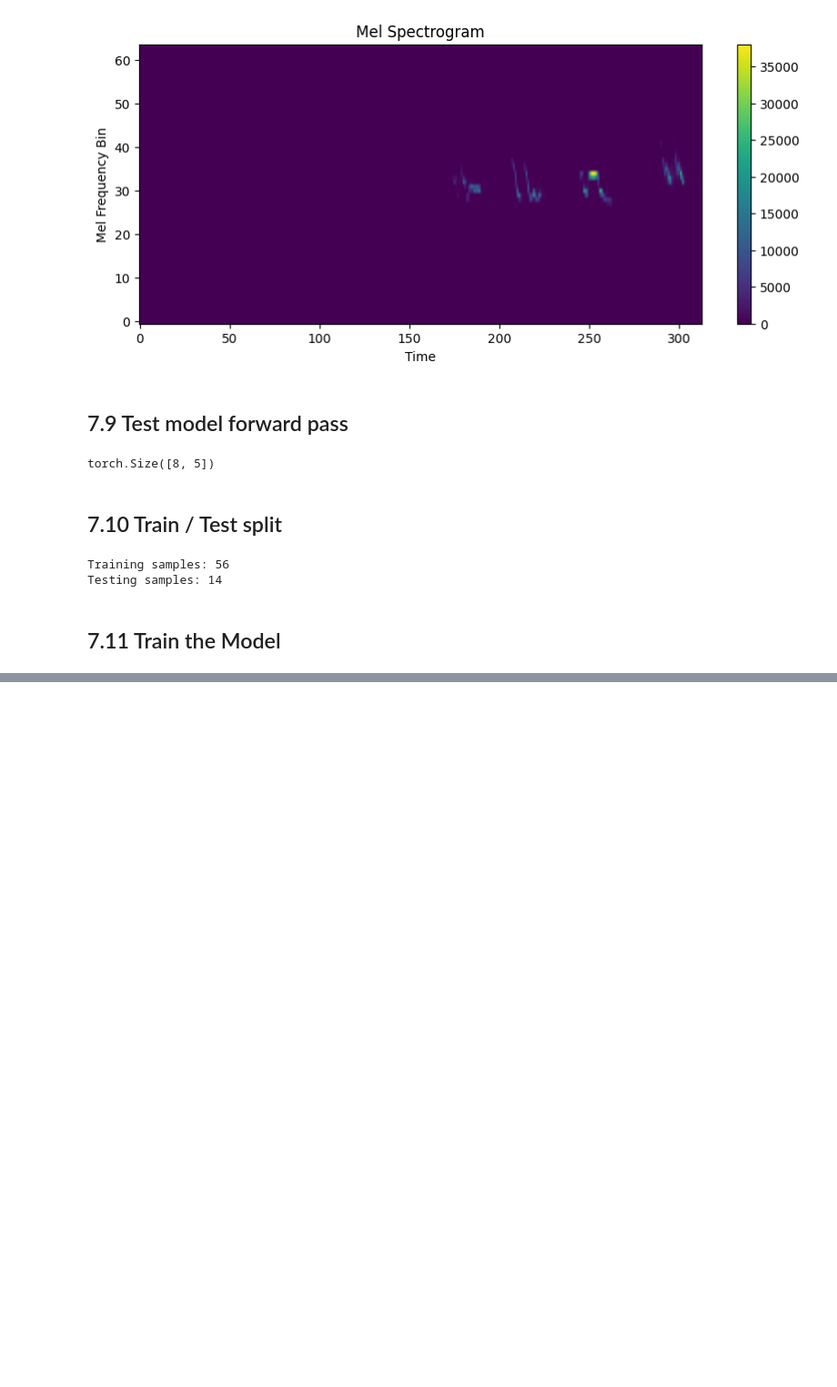
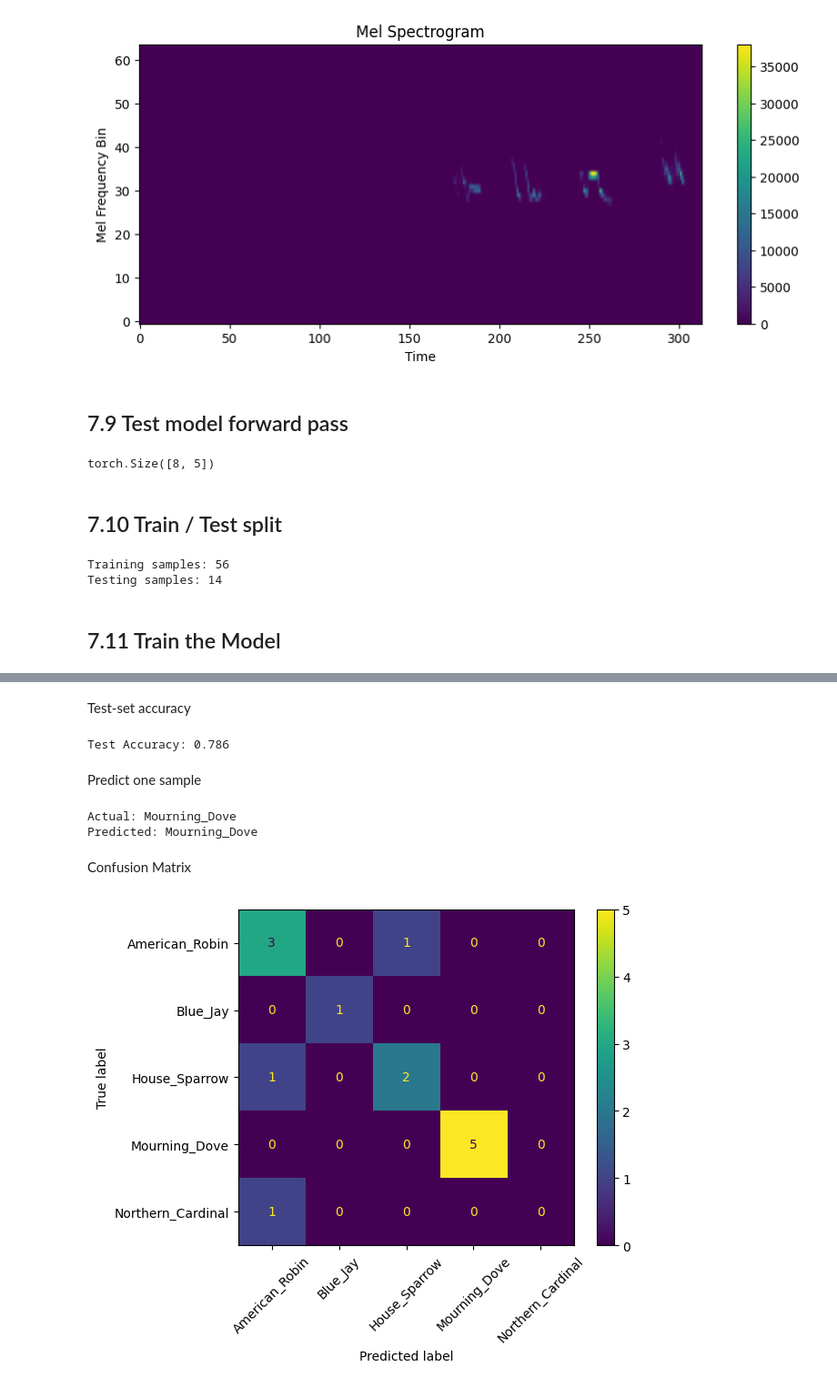
Before and after one commit to FrankChuyuXiao/bird-audio-edge-ai, a Jupyter notebook: bird_audio_detection.ipynb, the cells around one changed output, grey strips where cells are left out. Shown at 91% size. Cells and saved outputs as stored; diff of their text form; code cells hidden in the pictures; blank space fills up the shorter version.

Commit message:
Revised bird_audio_detection.ipynb

```diff
--- a/bird_audio_detection.ipynb
+++ b/bird_audio_detection.ipynb
@@ -597,0 +614,71 @@ Epoch 10: Loss=3.952, Accuracy=0.500
+# %% [markdown]
+Test-set accuracy
+# %%
+from bird_audio_cnn.train import evaluate
+
+test_acc = evaluate(model, test_loader)
+
+print(f"Test Accuracy: {test_acc:.3f}")
+# %% [output]
+Test Accuracy: 0.786
+# %% [markdown]
+Predict one sample
+# %%
+import torch
+
+species = [
+    "American_Robin",
+    "Blue_Jay",
+    "House_Sparrow",
+    "Mourning_Dove",
+    "Northern_Cardinal"
+]
+
+model.eval()
+
+x, y = test_dataset[0]
+
+with torch.no_grad():
+    output = model(x.unsqueeze(0))
+    pred = output.argmax(dim=1).item()
+
+print("Actual:", species[y])
+print("Predicted:", species[pred])
+# %% [output]
+Actual: Mourning_Dove
+Predicted: Mourning_Dove
+# %% [markdown]
+Confusion Matrix
+# %%
+from sklearn.metrics import confusion_matrix, ConfusionMatrixDisplay
+import matplotlib.pyplot as plt
+import torch
+
+all_preds = []
+all_labels = []
+
+model.eval()
+
+with torch.no_grad():
+    for x, y in test_loader:
+        output = model(x)
+        preds = output.argmax(dim=1)
+
+        all_preds.extend(preds.tolist())
+        all_labels.extend(y.tolist())
+
+cm = confusion_matrix(
+    all_labels,
+    all_preds,
+    labels=[0, 1, 2, 3, 4]
+)
+
+disp = ConfusionMatrixDisplay(
+    confusion_matrix=cm,
+    display_labels=species
+)
+
+disp.plot(xticks_rotation=45)
+plt.show()
+# %% [output]
+[figure, added]
```
Also changed, not shown: parts of 7 cells of this notebook.
